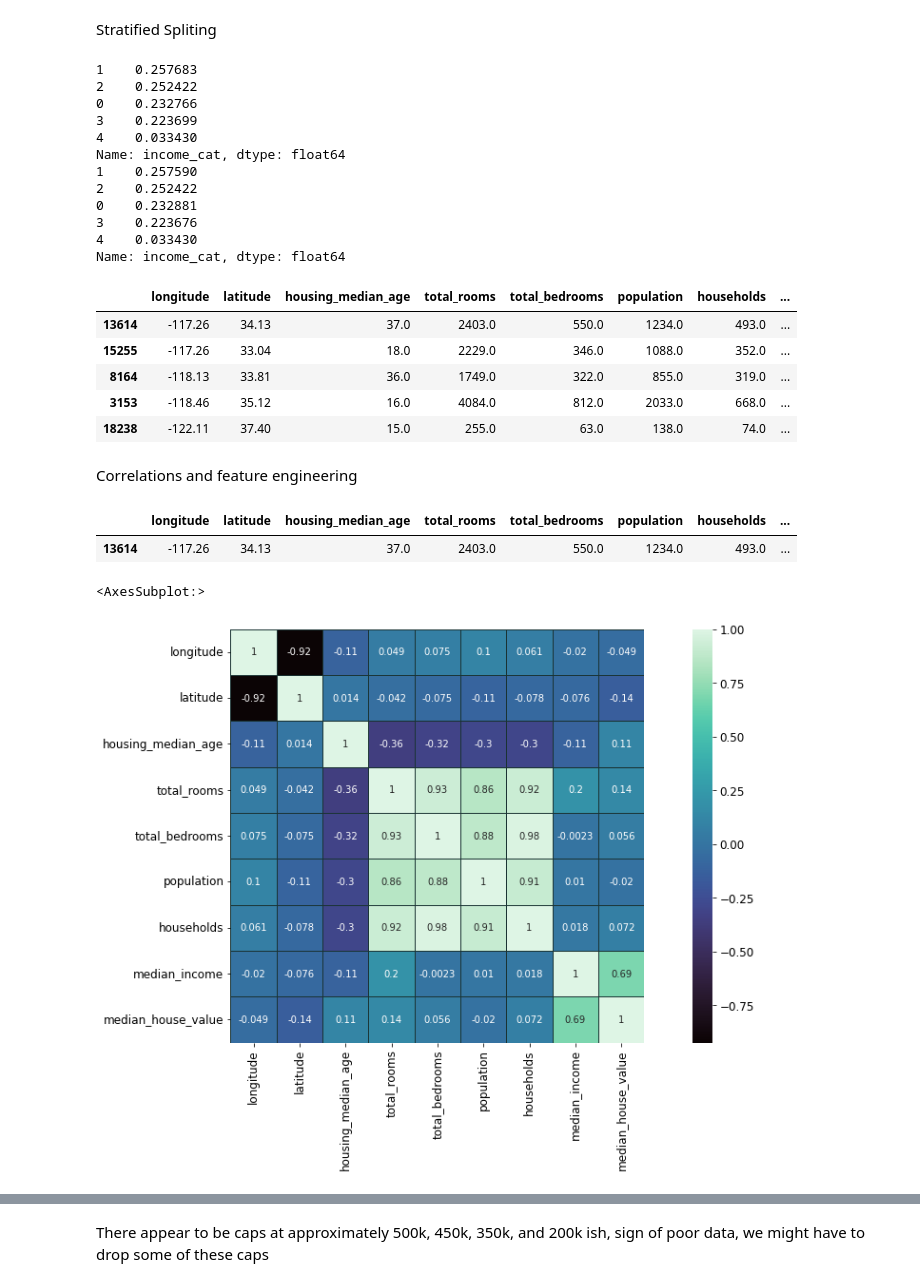
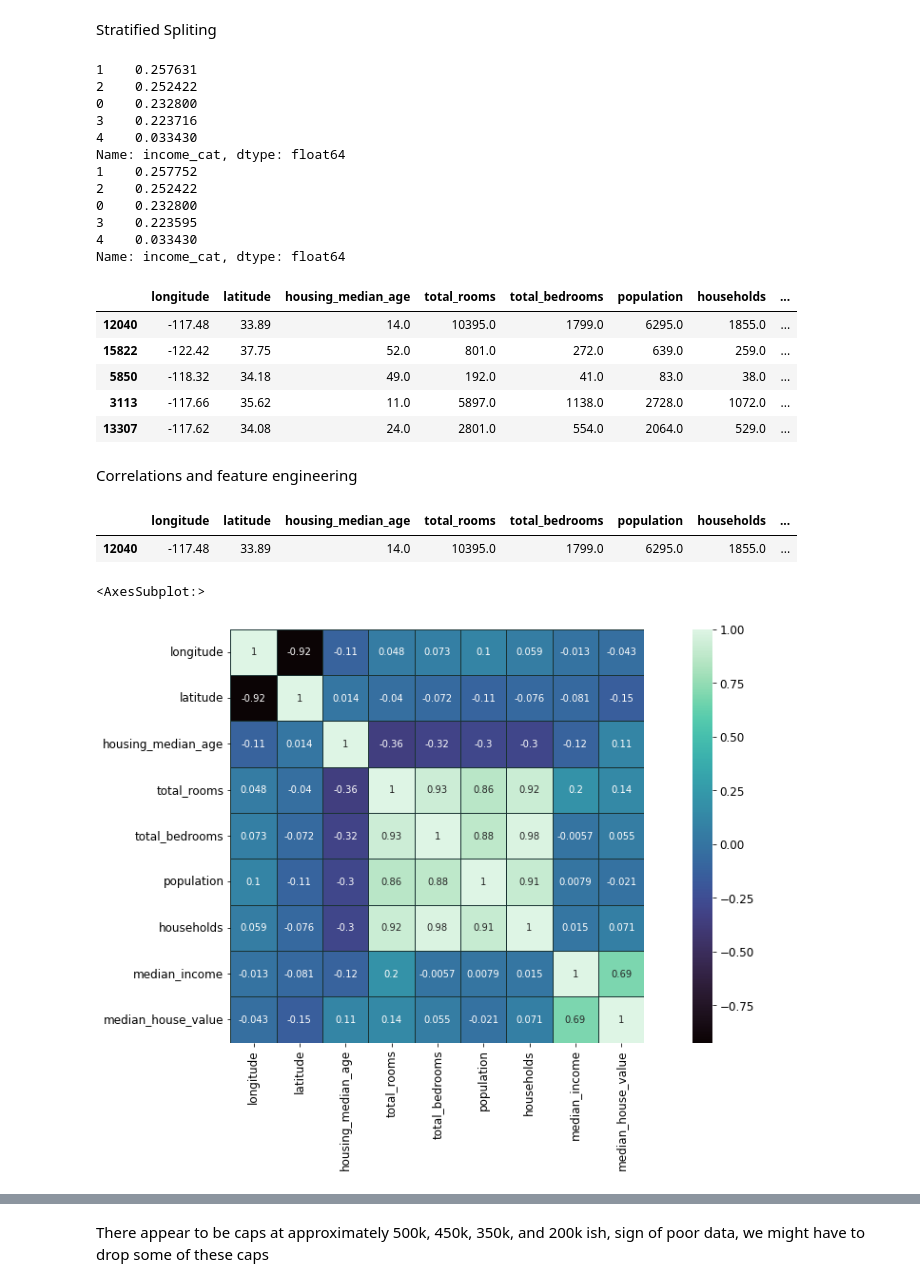
Before and after one commit to MaudDK/ML-Calfornia-Housing-Dataset-Geron, a Jupyter notebook: explore.ipynb, the cells around one changed output, grey strips where cells are left out. Drawn from its saved outputs; the diff is of its cells as text; code cells hidden in the pictures.

```diff
--- a/explore.ipynb
+++ b/explore.ipynb
@@ -147,35 +147,35 @@ housing["income_cat"].hist()
 # %% [markdown]
 Stratified Spliting
 # %%
-sss = StratifiedShuffleSplit(n_splits=1, test_size= 0.3, random_state= 42)
+sss = StratifiedShuffleSplit(n_splits=1, test_size= 0.2, random_state= 42)
 for train_index, test_index in sss.split(housing, housing['income_cat']):
     train_set = housing.loc[train_index]
     test_set = housing.loc[test_index]
 
 print(train_set["income_cat"].value_counts()/len(train_set))
 print(test_set["income_cat"].value_counts()/len(test_set))
 
 #We do not need the income_cat anymore, it was only used to stratifysplit so we can remove it
 for dataset in [train_set, test_set]:
     dataset.drop('income_cat', axis=1, inplace=True)
 
 train_set.head()
 # %% [output]
-1    0.257683
+1    0.257631
 2    0.252422
-0    0.232766
-3    0.223699
+0    0.232800
+3    0.223716
 4    0.033430
 Name: income_cat, dtype: float64
-1    0.257590
+1    0.257752
 2    0.252422
-0    0.232881
-3    0.223676
+0    0.232800
+3    0.223595
 4    0.033430
 Name: income_cat, dtype: float64
 |  | longitude | latitude | housing_median_age | total_rooms | total_bedrooms | population | households | ... |
-| 13614 | -117.26 | 34.13 | 37.0 | 2403.0 | 550.0 | 1234.0 | 493.0 | ... |
-| 15255 | -117.26 | 33.04 | 18.0 | 2229.0 | 346.0 | 1088.0 | 352.0 | ... |
-| 8164 | -118.13 | 33.81 | 36.0 | 1749.0 | 322.0 | 855.0 | 319.0 | ... |
-| 3153 | -118.46 | 35.12 | 16.0 | 4084.0 | 812.0 | 2033.0 | 668.0 | ... |
-| 18238 | -122.11 | 37.40 | 15.0 | 255.0 | 63.0 | 138.0 | 74.0 | ... |
+| 12040 | -117.48 | 33.89 | 14.0 | 10395.0 | 1799.0 | 6295.0 | 1855.0 | ... |
+| 15822 | -122.42 | 37.75 | 52.0 | 801.0 | 272.0 | 639.0 | 259.0 | ... |
+| 5850 | -118.32 | 34.18 | 49.0 | 192.0 | 41.0 | 83.0 | 38.0 | ... |
+| 3113 | -117.66 | 35.62 | 11.0 | 5897.0 | 1138.0 | 2728.0 | 1072.0 | ... |
+| 13307 | -117.62 | 34.08 | 24.0 | 2801.0 | 554.0 | 2064.0 | 529.0 | ... |
@@ -197,14 +187,14 @@ housing = train_set.copy()
 housing.head(1)
 # %% [output]
 |  | longitude | latitude | housing_median_age | total_rooms | total_bedrooms | population | households | ... |
-| 13614 | -117.26 | 34.13 | 37.0 | 2403.0 | 550.0 | 1234.0 | 493.0 | ... |
+| 12040 | -117.48 | 33.89 | 14.0 | 10395.0 | 1799.0 | 6295.0 | 1855.0 | ... |
 # %%
 corr_matrix = housing.corr()
 fig,ax = plt.subplots(1,1,figsize=(18,8))
 sns.heatmap(corr_matrix, cmap="mako", square=True, annot= True, linewidths=1,linecolor=(0.1,0.2,0.2), ax = ax)
 # %% [output]
 <AxesSubplot:>
-[figure, old version]
+[figure, new version]
 # %%
 housing.plot(kind="scatter", x="median_income", y="median_house_value", alpha = 0.1)
 # %% [output]
```
Also changed, not shown: parts of 24 cells of this notebook, 1 other file.
